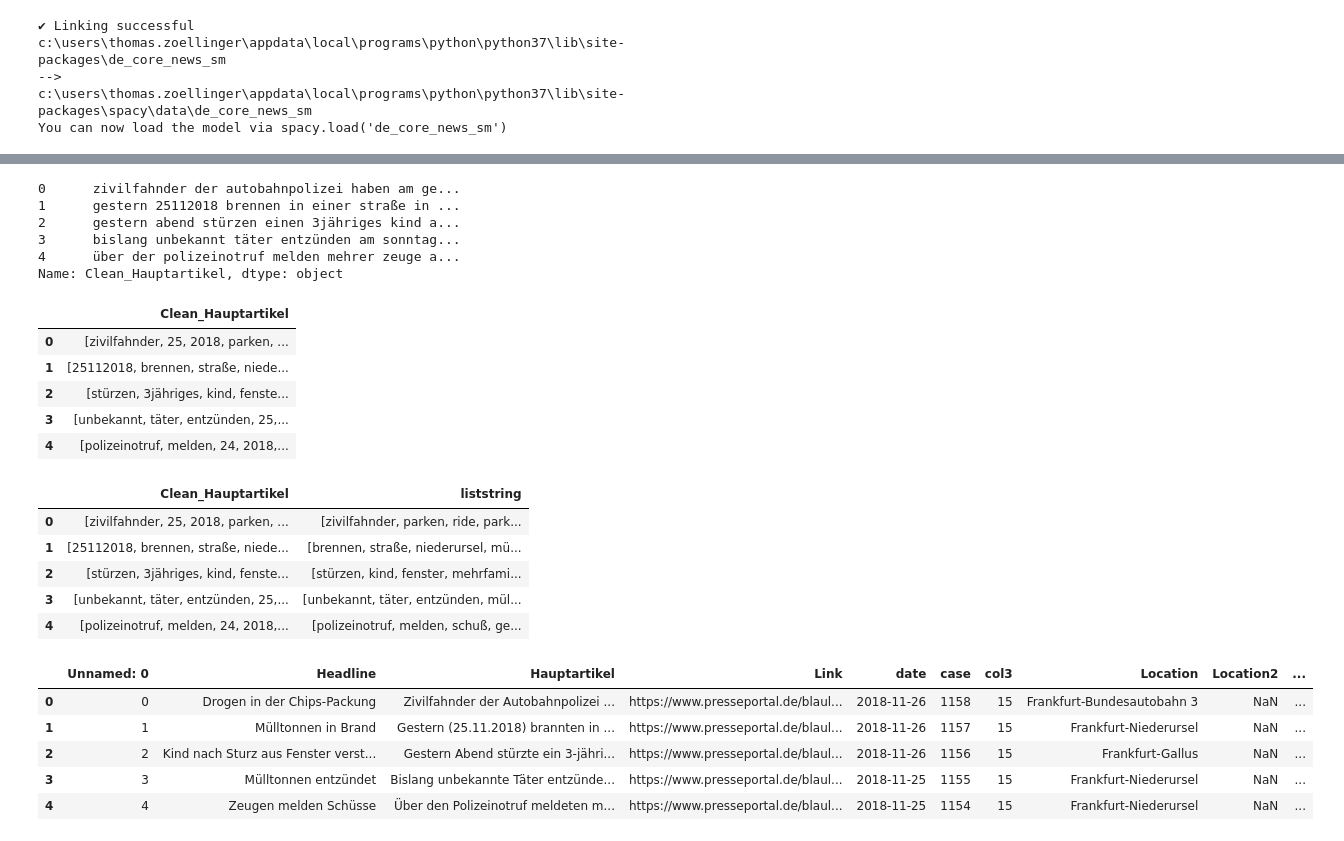
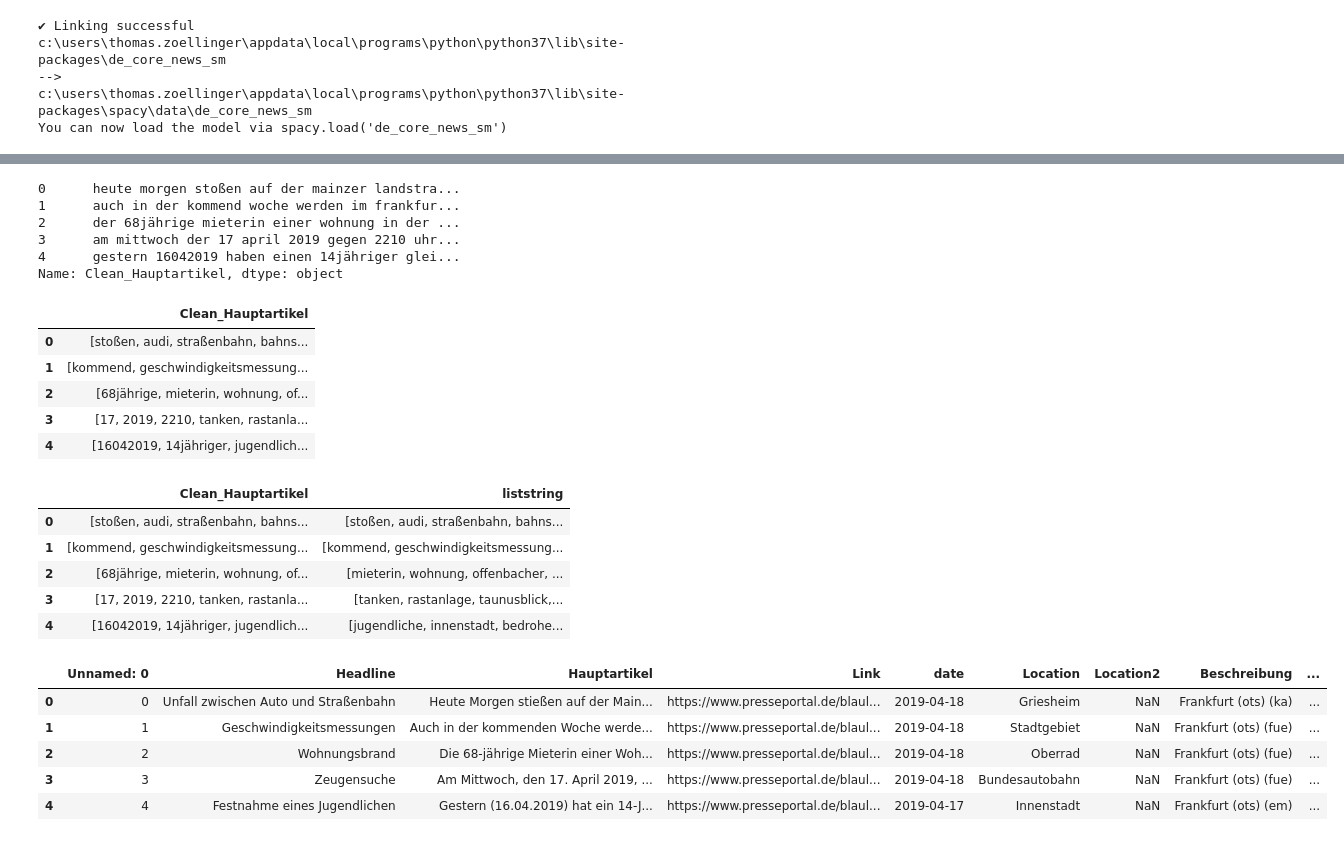
Before and after one commit to AdastraSaM/polizeiberichte_scraper, a Jupyter notebook: TextAnalysis2.ipynb, the cells around one changed output, grey strips where cells are left out. Cells and saved outputs as stored; diff of their text form; code cells hidden in the pictures.

```diff
--- a/TextAnalysis2.ipynb
+++ b/TextAnalysis2.ipynb
@@ -27,6 +31,6 @@ c:\users\thomas.zoellinger\appdata\local\programs\python\python37\lib\site-packa
 c:\users\thomas.zoellinger\appdata\local\programs\python\python37\lib\site-packages\spacy\data\de_core_news_sm
 You can now load the model via spacy.load('de_core_news_sm')
 # %%
-newdf= pd.read_csv(r"C:\Users\Thomas.Zoellinger\Downloads\Test.csv",sep="@",encoding="UTF-16")
+newdf= pd.read_csv(r"C:\Users\Thomas.Zoellinger\Documents\Jupyter Notebooks\Test.csv",sep="@",encoding="UTF-16")
 newdf.drop_duplicates()
 # %% [output]
@@ -109,11 +113,11 @@ Lemmas = pd.DataFrame(Lemmas)
 Lemmas["Clean_Hauptartikel"]= Lemmas["Clean_Hauptartikel"].str.lower()
 Lemmas["Clean_Hauptartikel"].head()
 # %% [output]
-0      zivilfahnder der autobahnpolizei haben am ge...
-1      gestern 25112018 brennen in einer straße in ...
-2      gestern abend stürzen einen 3jähriges kind a...
-3      bislang unbekannt täter entzünden am sonntag...
-4      über der polizeinotruf melden mehrer zeuge a...
+0      heute morgen stoßen auf der mainzer landstra...
+1      auch in der kommend woche werden im frankfur...
+2      der 68jährige mieterin einer wohnung in der ...
+3      am mittwoch der 17 april 2019 gegen 2210 uhr...
+4      gestern 16042019 haben einen 14jähriger glei...
 Name: Clean_Hauptartikel, dtype: object
 # %%
 Lemmas = Lemmas["Clean_Hauptartikel"].apply(lambda x: [item for item in x.split() if item not in stop])
@@ -121,11 +125,11 @@ Lemmas = pd.DataFrame(Lemmas)
 Lemmas.head()
 # %% [output]
 |  | Clean_Hauptartikel |
-| 0 | [zivilfahnder, 25, 2018, parken, ... |
-| 1 | [25112018, brennen, straße, niede... |
-| 2 | [stürzen, 3jähriges, kind, fenste... |
-| 3 | [unbekannt, täter, entzünden, 25,... |
-| 4 | [polizeinotruf, melden, 24, 2018,... |
+| 0 | [stoßen, audi, straßenbahn, bahns... |
+| 1 | [kommend, geschwindigkeitsmessung... |
+| 2 | [68jährige, mieterin, wohnung, of... |
+| 3 | [17, 2019, 2210, tanken, rastanla... |
+| 4 | [16042019, 14jähriger, jugendlich... |
 # %%
 Lemmas['liststring'] = [' '.join(map(str, l)) for l in Lemmas['Clean_Hauptartikel']]
 Lemmas["liststring"] = Lemmas["liststring"].str.replace('\d+', '')
@@ -133,11 +137,11 @@ Lemmas['liststring'] = Lemmas['liststring'].apply(lambda x: [item for item in x.
 Lemmas.head()
 # %% [output]
 |  | Clean_Hauptartikel | liststring |
-| 0 | [zivilfahnder, 25, 2018, parken, ... | [zivilfahnder, parken, ride, park... |
-| 1 | [25112018, brennen, straße, niede... | [brennen, straße, niederursel, mü... |
-| 2 | [stürzen, 3jähriges, kind, fenste... | [stürzen, kind, fenster, mehrfami... |
-| 3 | [unbekannt, täter, entzünden, 25,... | [unbekannt, täter, entzünden, mül... |
-| 4 | [polizeinotruf, melden, 24, 2018,... | [polizeinotruf, melden, schuß, ge... |
+| 0 | [stoßen, audi, straßenbahn, bahns... | [stoßen, audi, straßenbahn, bahns... |
+| 1 | [kommend, geschwindigkeitsmessung... | [kommend, geschwindigkeitsmessung... |
+| 2 | [68jährige, mieterin, wohnung, of... | [mieterin, wohnung, offenbacher, ... |
+| 3 | [17, 2019, 2210, tanken, rastanla... | [tanken, rastanlage, taunusblick,... |
+| 4 | [16042019, 14jähriger, jugendlich... | [jugendliche, innenstadt, bedrohe... |
 # %%
 newdf["Clean_Hauptartikel"] = Lemmas['liststring']
 # %%
@@ -163,15 +167,21 @@ def split_words(column):
 # %%
 newdf["CleanHeadline"]= getCleanColumn(newdf["Headline"])
 newdf["sepHeadline"] = split_words(newdf['CleanHeadline'])
 newdf["Clean_Hauptartikel"] =newdf["Clean_Hauptartikel"].apply(getElement)
 newdf["allWords"]= newdf["sepHeadline"]+" "+ newdf["Clean_Hauptartikel"]+" " + newdf["CleanHeadline"]
 newdf["allWords"] = newdf["allWords"].apply(lambda x: [item for item in x.split()])
+dataset = (newdf["allWords"])
+dataset_head = newdf["sepHeadline"]+" " +newdf["CleanHeadline"]
+dataset_head= dataset_head.apply(lambda x: [item for item in x.split()])
+newdf["sepHeadline"] = newdf["sepHeadline"].apply(lambda x: [item for item in x.split()])
+
+
 newdf.head()
 # %% [output]
-|  | Unnamed: 0 | Headline | Hauptartikel | Link | date | case | col3 | Location | Location2 | ... |
-| 0 | 0 | Drogen in der Chips-Packung | Zivilfahnder der Autobahnpolizei ... | https://www.presseportal.de/blaul... | 2018-11-26 | 1158 | 15 | Frankfurt-Bundesautobahn 3 | NaN | ... |
-| 1 | 1 | Mülltonnen in Brand | Gestern (25.11.2018) brannten in ... | https://www.presseportal.de/blaul... | 2018-11-26 | 1157 | 15 | Frankfurt-Niederursel | NaN | ... |
-| 2 | 2 | Kind nach Sturz aus Fenster verst... | Gestern Abend stürzte ein 3-jähri... | https://www.presseportal.de/blaul... | 2018-11-26 | 1156 | 15 | Frankfurt-Gallus | NaN | ... |
-| 3 | 3 | Mülltonnen entzündet | Bislang unbekannte Täter entzünde... | https://www.presseportal.de/blaul... | 2018-11-25 | 1155 | 15 | Frankfurt-Niederursel | NaN | ... |
-| 4 | 4 | Zeugen melden Schüsse | Über den Polizeinotruf meldeten m... | https://www.presseportal.de/blaul... | 2018-11-25 | 1154 | 15 | Frankfurt-Niederursel | NaN | ... |
+|  | Unnamed: 0 | Headline | Hauptartikel | Link | date | Location | Location2 | Beschreibung | ... |
+| 0 | 0 | Unfall zwischen Auto und Straßenbahn | Heute Morgen stießen auf der Main... | https://www.presseportal.de/blaul... | 2019-04-18 | Griesheim | NaN | Frankfurt (ots) (ka) | ... |
+| 1 | 1 | Geschwindigkeitsmessungen | Auch in der kommenden Woche werde... | https://www.presseportal.de/blaul... | 2019-04-18 | Stadtgebiet | NaN | Frankfurt (ots) (fue) | ... |
+| 2 | 2 | Wohnungsbrand | Die 68-jährige Mieterin einer Woh... | https://www.presseportal.de/blaul... | 2019-04-18 | Oberrad | NaN | Frankfurt (ots) (fue) | ... |
+| 3 | 3 | Zeugensuche | Am Mittwoch, den 17. April 2019, ... | https://www.presseportal.de/blaul... | 2019-04-18 | Bundesautobahn | NaN | Frankfurt (ots) (fue) | ... |
+| 4 | 4 | Festnahme eines Jugendlichen | Gestern (16.04.2019) hat ein 14-J... | https://www.presseportal.de/blaul... | 2019-04-17 | Innenstadt | NaN | Frankfurt (ots) (em) | ... |
 # %%
```
Also changed, not shown: parts of 26 cells of this notebook.
